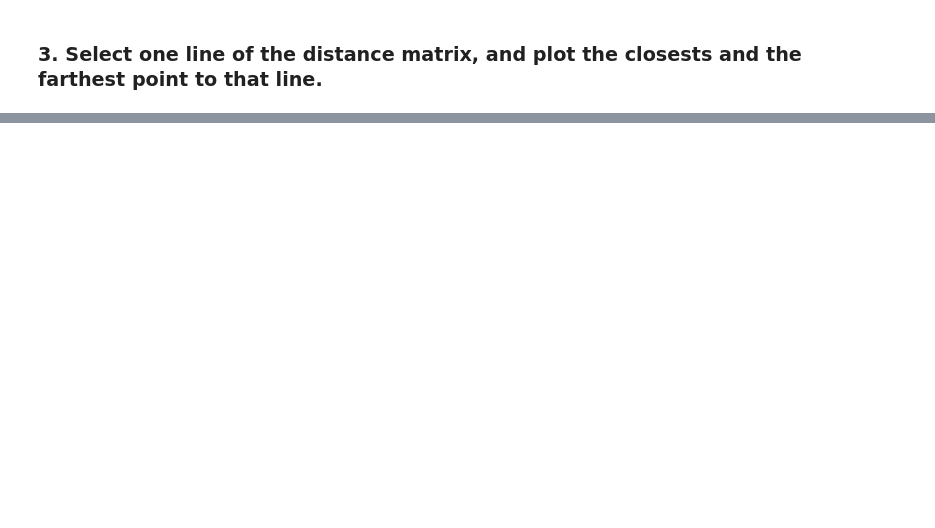
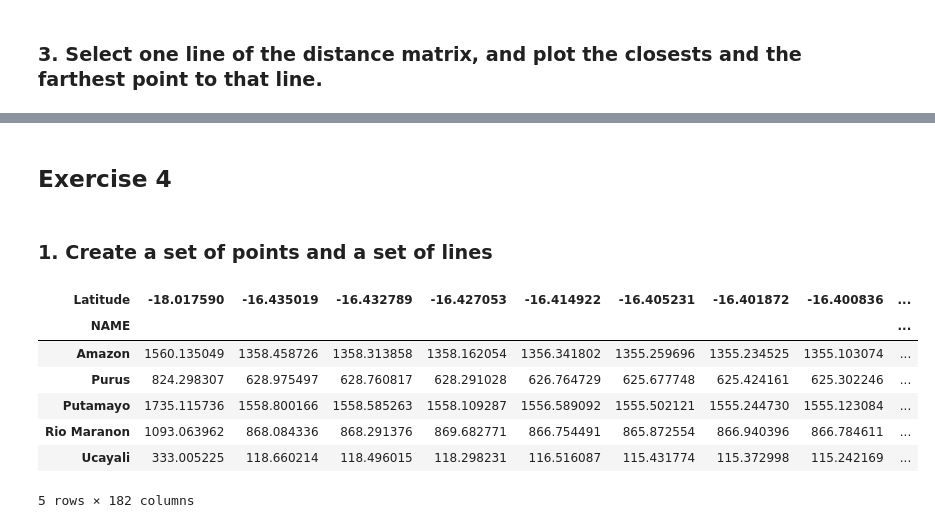
Before and after one commit to IntroSpatialDataScience/MiningGDF_Project1, a Jupyter notebook: Ev-p1.ipynb, the cells around one changed output, grey strips where cells are left out. Cells and saved outputs as stored; diff of their text form; code cells hidden in the pictures; blank space fills up the shorter version.

```diff
--- a/Ev-p1.ipynb
+++ b/Ev-p1.ipynb
@@ -150,12 +131,14 @@ health_hospital
 # %%
-health_hospital=gpd.GeoDataFrame(data=health_hospital.copy(),
-                           geometry=gpd.points_from_xy(health_hospital.Longitude,
-                                                       health_hospital.Latitude),
+healthsites=gpd.GeoDataFrame(data=healthsites.copy(),
+                           geometry=gpd.points_from_xy(healthsites.Longitude,
+                                                       healthsites.Latitude),
                           crs=4326)
 # %%
-hospital_24891=health_hospital.to_crs(24891)
-hospital_24891.reset_index(drop=True, inplace=True)
+healthsites=healthsites.to_crs(24891)
 # %%
+hospital_24891 = healthsites[healthsites.tipo=="hospital"]
+hospital_24891= hospital_24891 .dropna()
+hospital_24891.reset_index(drop=True, inplace=True)
 hospital_24891
 # %% [output]
 |  | name | tipo | Latitude | Longitude | geometry |
@@ -440,0 +585,19 @@ MatrizDistanceRiver
+# %% [markdown]
+## Exercise 4
+# %% [markdown]
+
+### 1. Create a set of points and a set of lines
+# %%
+MatrizRiverHosp=rivers.set_index('NAME').geometry.apply\
+(lambda g: hospName.geometry.distance(g)/1000).\
+sort_index(axis=0).sort_index(axis=1)
+MatrizRiverHosp
+# %% [output]
+| Latitude | -18.017590 | -16.435019 | -16.432789 | -16.427053 | -16.414922 | -16.405231 | -16.401872 | -16.400836 | ... |
+| NAME |  |  |  |  |  |  |  |  | ... |
+| Amazon | 1560.135049 | 1358.458726 | 1358.313858 | 1358.162054 | 1356.341802 | 1355.259696 | 1355.234525 | 1355.103074 | ... |
+| Purus | 824.298307 | 628.975497 | 628.760817 | 628.291028 | 626.764729 | 625.677748 | 625.424161 | 625.302246 | ... |
+| Putamayo | 1735.115736 | 1558.800166 | 1558.585263 | 1558.109287 | 1556.589092 | 1555.502121 | 1555.244730 | 1555.123084 | ... |
+| Rio Maranon | 1093.063962 | 868.084336 | 868.291376 | 869.682771 | 866.754491 | 865.872554 | 866.940396 | 866.784611 | ... |
+| Ucayali | 333.005225 | 118.660214 | 118.496015 | 118.298231 | 116.516087 | 115.431774 | 115.372998 | 115.242169 | ... |
+5 rows × 182 columns
```
Also changed, not shown: parts of 43 cells of this notebook.
